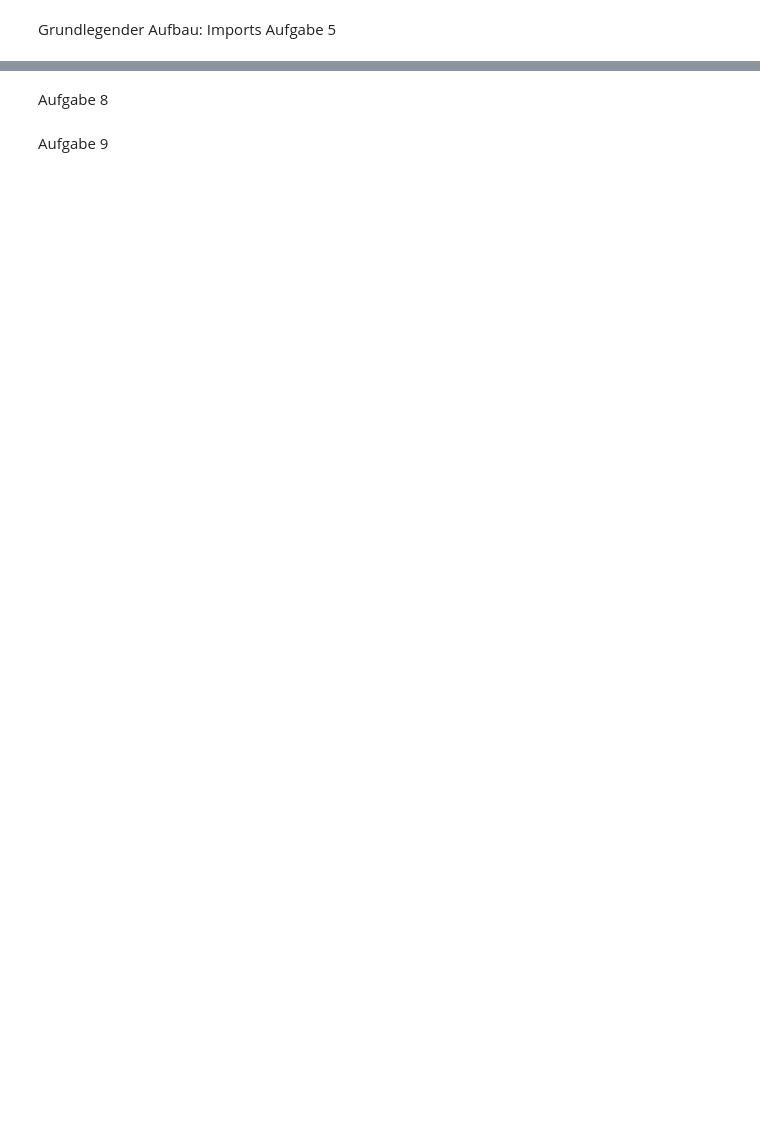
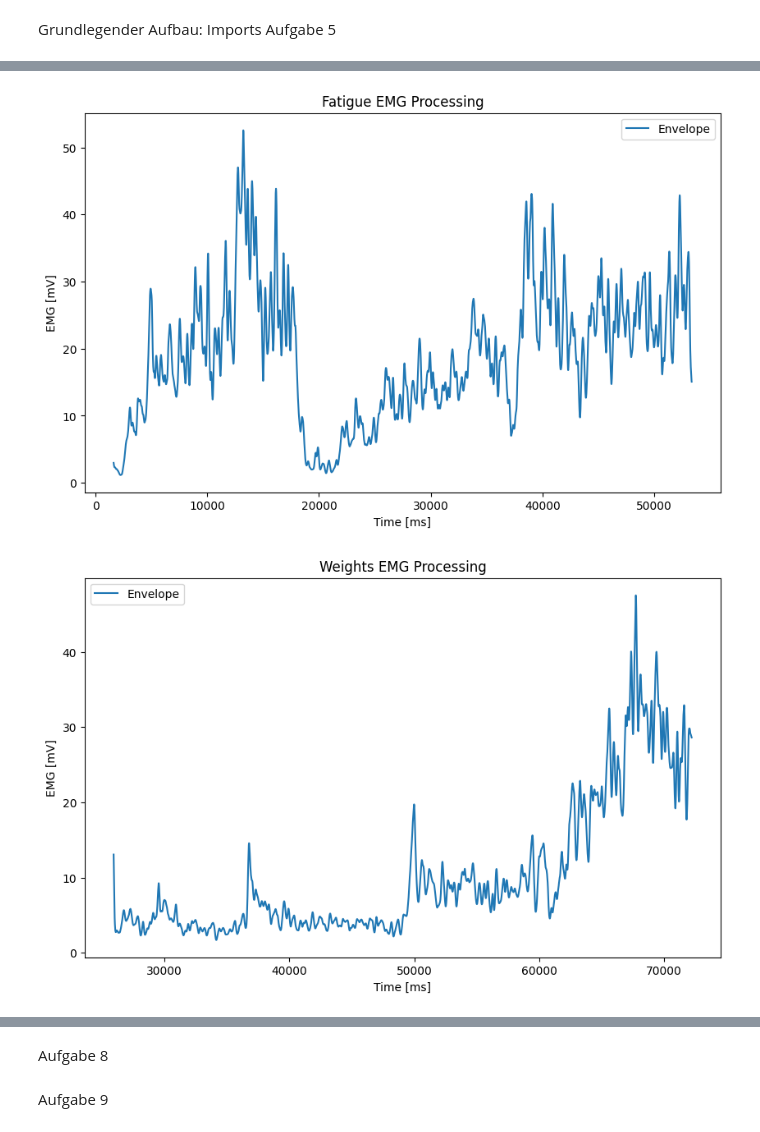
Before and after one commit to TobiW03/BSV_Praktikum3, a Jupyter notebook: main.ipynb, the cells around one changed output, grey strips where cells are left out. Drawn from its saved outputs; the diff is of its cells as text; code cells hidden in the pictures; blank space fills up the shorter version.

```diff
--- a/main.ipynb
+++ b/main.ipynb
@@ -149,0 +159,33 @@ fatigue_processed = process_emg(fatigue, sampling_frequency)
+# %%
+#Fatgue processed plotting
+#Plotting
+plt.figure(figsize=(10,6))
+plt.plot(fatigue['t'],fatigue_processed['emg_envelope'],label='Envelope')
+plt.xlabel('Time [ms]')
+plt.ylabel('EMG [mV]')
+plt.title('Fatigue EMG Processing')
+plt.legend()
+plt.show()
+
+#Weights processed plotting
+#Plotting
+plt.figure(figsize=(10,6))
+plt.plot(weights['t'],weights_processed['emg_envelope'],label='Envelope')
+plt.xlabel('Time [ms]')
+plt.ylabel('EMG [mV]')
+plt.title('Weights EMG Processing')
+plt.legend()
+plt.show()
+
+# MVC processed plotting
+#Plotting
+plt.figure(figsize=(10,6))
+plt.plot(mvc['t'],mvc_processed['emg_envelope'],label='Envelope')
+plt.xlabel('Time [ms]')
+plt.ylabel('EMG [mV]')
+plt.title('MVC EMG Processing')
+plt.legend()
+plt.show()
+# %% [output]
+[figure, added]
+[figure, added]
```
Also changed, not shown: parts of 4 cells of this notebook, 2 other files.
